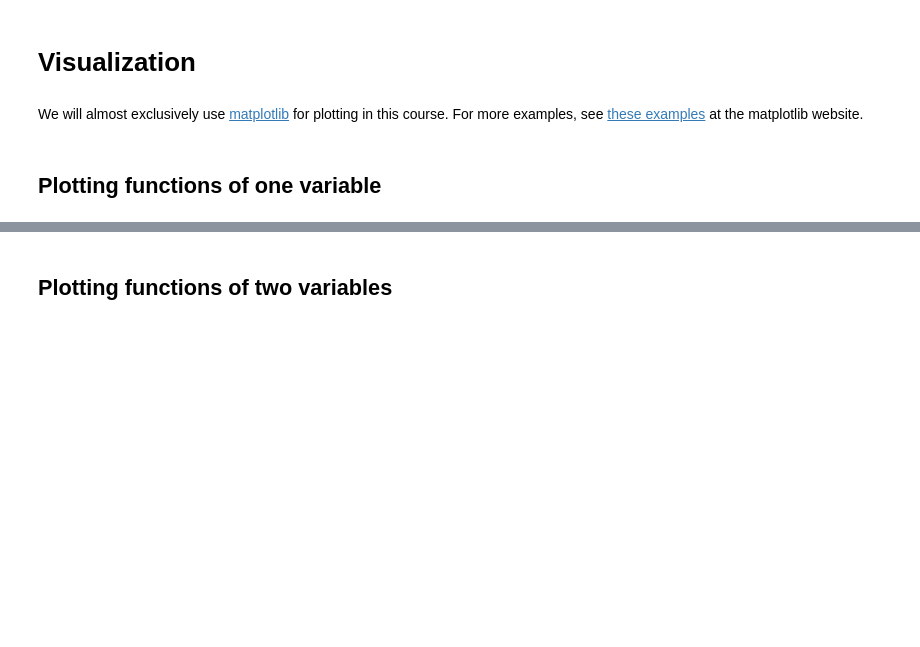
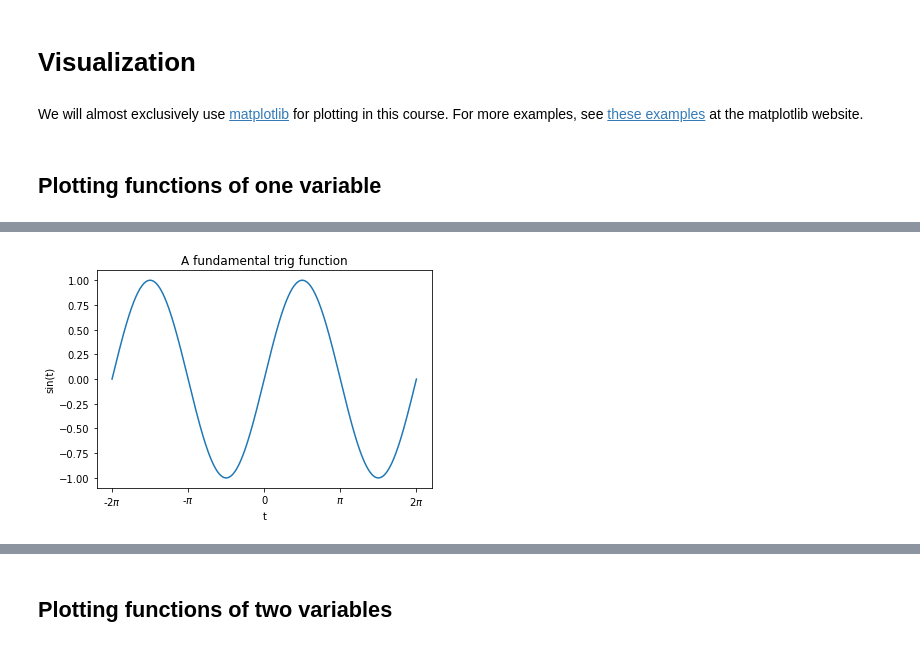
Before and after one commit to klavins/EE502P, a Jupyter notebook: 1.Python.ipynb, the cells around one changed output, grey strips where cells are left out. Cells and saved outputs as stored; diff of their text form; code cells hidden in the pictures; blank space fills up the shorter version.

```diff
--- a/1.Python.ipynb
+++ b/1.Python.ipynb
@@ -656,13 +941,15 @@ ax.plot(t,np.sin(t))
 # %%
 # To make the plot look nice, we fix the axes, label things, and make a title
 
 fig,ax = plt.subplots(1,1)
-ax.plot(t,y)
+ax.plot(t,np.sin(t))
 ax.set_xticks(np.pi * np.array([-2,-1,0,1,2]))
 ax.set_xticklabels(["-2$\pi$", "-$\pi$", "0", "$\pi$", "2$\pi$"]) # See Latex notes below
 ax.set_xlabel("t")
 ax.set_ylabel("sin(t)")
 ax.set_title("A fundamental trig function");
+# %% [output]
+[figure, added]
 # %%
 # You can overlay many plots
 
```
Also changed, not shown: parts of 107 cells of this notebook.
